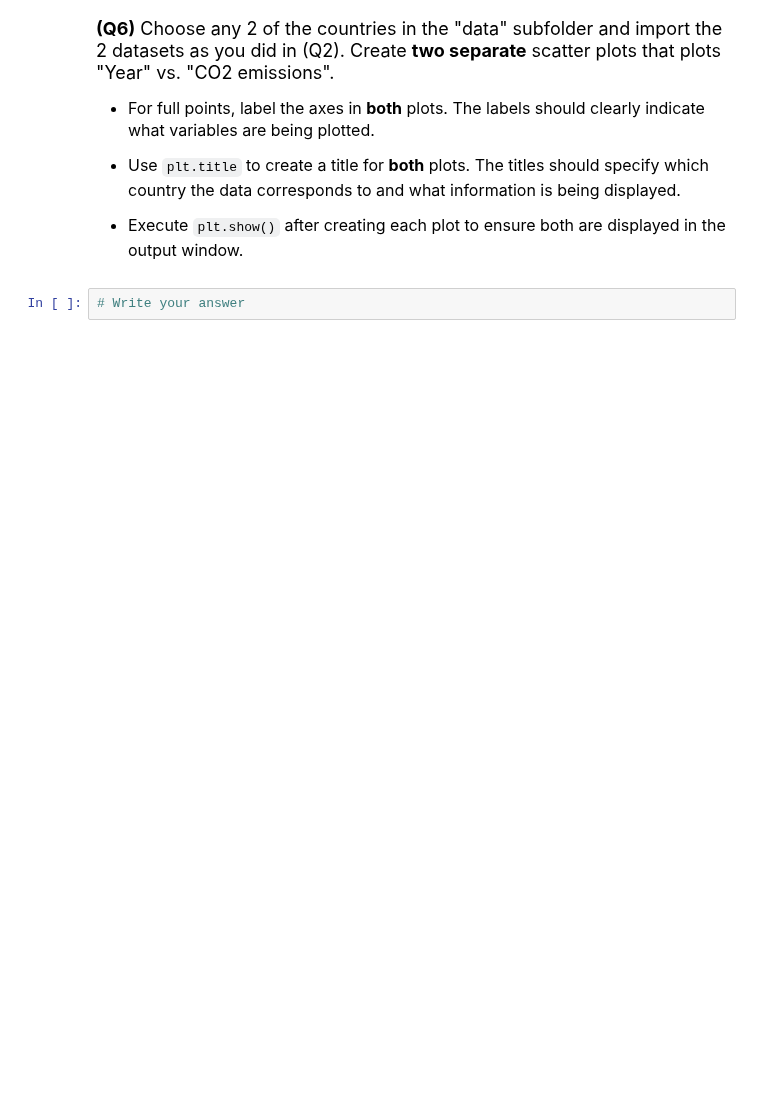
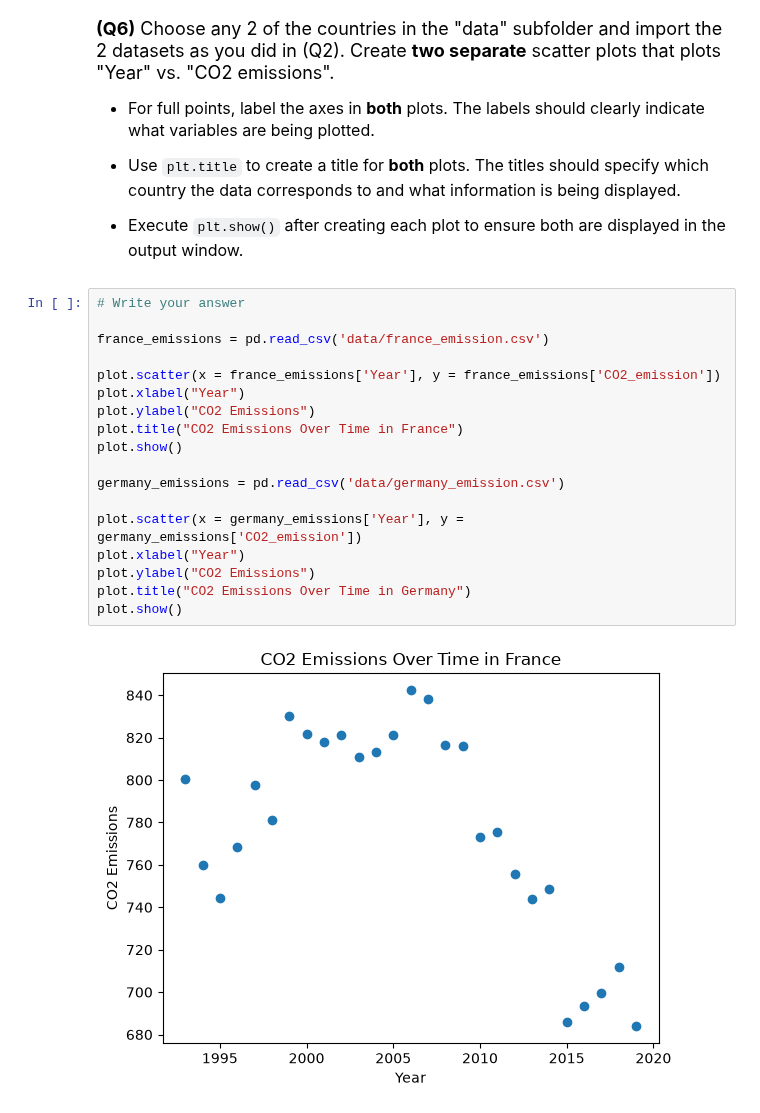
Before and after one commit to rwang0127/datasci151fall2026, a Jupyter notebook: _assignments/assignment_2/Assignment2.ipynb, the cells around one changed output. Saved outputs shown, nothing was run; the diff lists cells and outputs as text; blank space fills up the shorter version.

```diff
--- a/_assignments/assignment_2/Assignment2.ipynb
+++ b/_assignments/assignment_2/Assignment2.ipynb
@@ -114,5 +153,23 @@ us_emissions["CO2_emission"].describe()
 - Use `plt.title` to create a title for **both** plots. The titles should specify which country the data corresponds to and what information is being displayed.
 
 - Execute `plt.show()` after creating each plot to ensure both are displayed in the output window.
-# %%
-# Write your answer
+# %%
+# Write your answer
+
+france_emissions = pd.read_csv('data/france_emission.csv')
+
+plot.scatter(x = france_emissions['Year'], y = france_emissions['CO2_emission'])
+plot.xlabel("Year")
+plot.ylabel("CO2 Emissions")
+plot.title("CO2 Emissions Over Time in France")
+plot.show()
+
+germany_emissions = pd.read_csv('data/germany_emission.csv')
+
+plot.scatter(x = germany_emissions['Year'], y = germany_emissions['CO2_emission'])
+plot.xlabel("Year")
+plot.ylabel("CO2 Emissions")
+plot.title("CO2 Emissions Over Time in Germany")
+plot.show()
+# %% [output]
+[figure, added]
```
Also changed, not shown: parts of 8 cells of this notebook.
